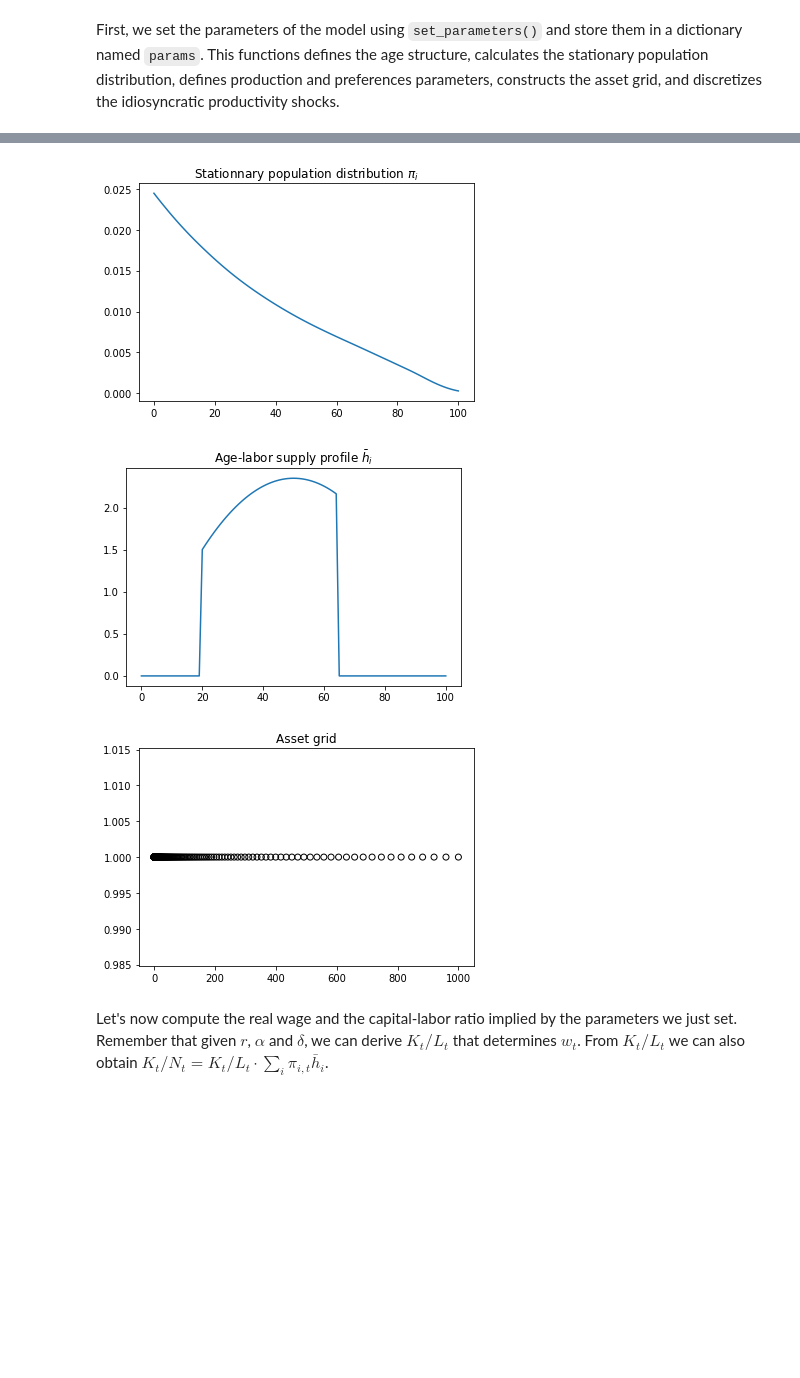
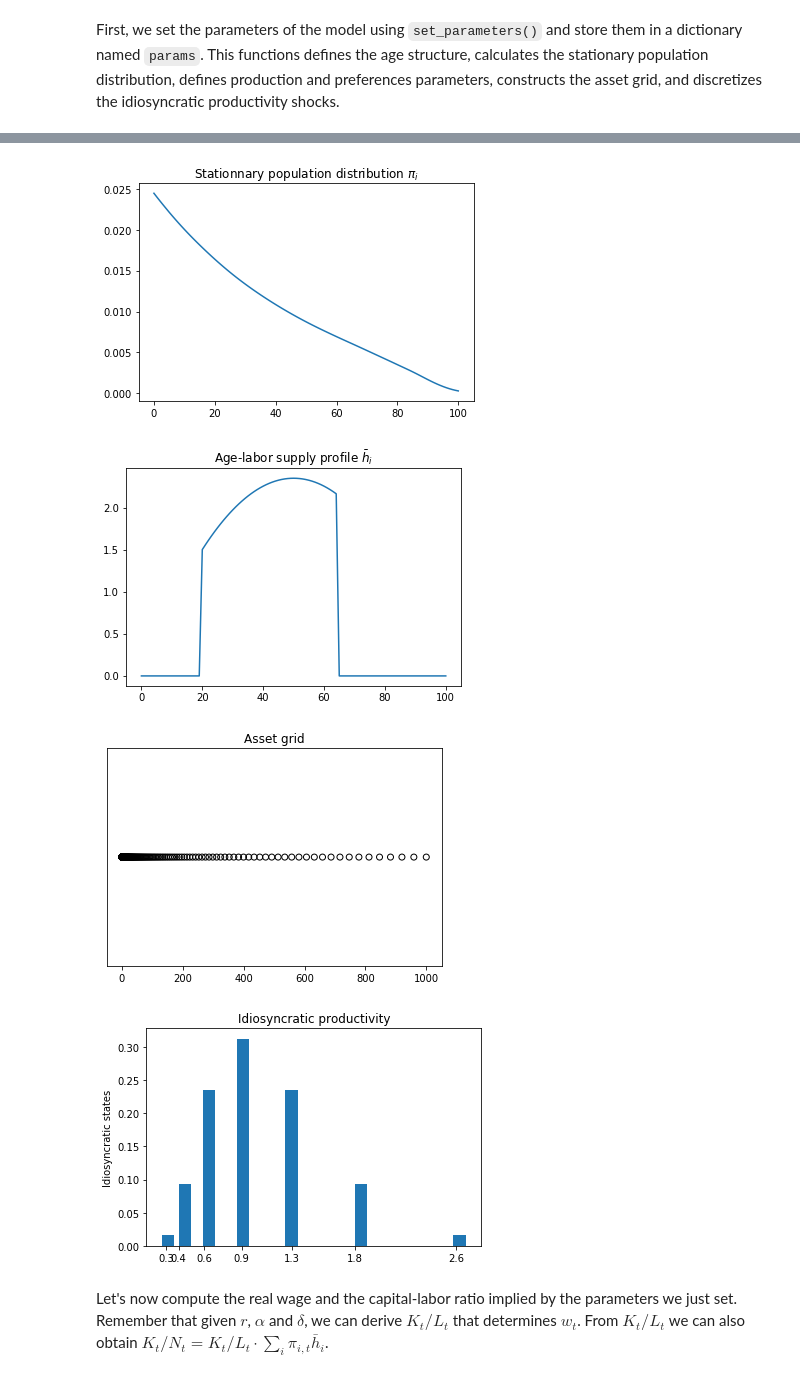
Before and after one commit to FredericMartenet/OLGHA, a Jupyter notebook: OLGHA.ipynb, the cells around one changed output, grey strips where cells are left out. Cells and saved outputs as stored; diff of their text form; code cells hidden in the pictures; blank space fills up the shorter version.

```diff
--- a/OLGHA.ipynb
+++ b/OLGHA.ipynb
@@ -204,5 +204,13 @@ plt.show()
 
 plt.scatter(params['a'], np.ones_like(params['a']), facecolors='none', edgecolors='k')
 plt.title('Asset grid')
+plt.yticks([])
 plt.show()
+
+plt.bar(params['y_eps'], params['pi_eps'], width=0.1)
+plt.title('Idiosyncratic productivity')
+plt.ylabel('Stationary probaility')
+plt.ylabel('Idiosyncratic states')
+plt.xticks(np.round(params['y_eps'],1))
+plt.show()
 # %% [output]
@@ -210,6 +218,7 @@ plt.show()
-[figure, old version]
+[figure, new version]
-[figure, old version]
+[figure, new version]
-[figure, old version]
+[figure, new version]
+[figure, added]
 # %% [markdown]
 Let's now compute the real wage and the capital-labor ratio implied by the parameters we just set.
 Remember that given $r$, $\alpha$ and $\delta$, we can derive $K_t/L_t$ that determines $w_t$.
```
Also changed, not shown: parts of 7 cells of this notebook.
